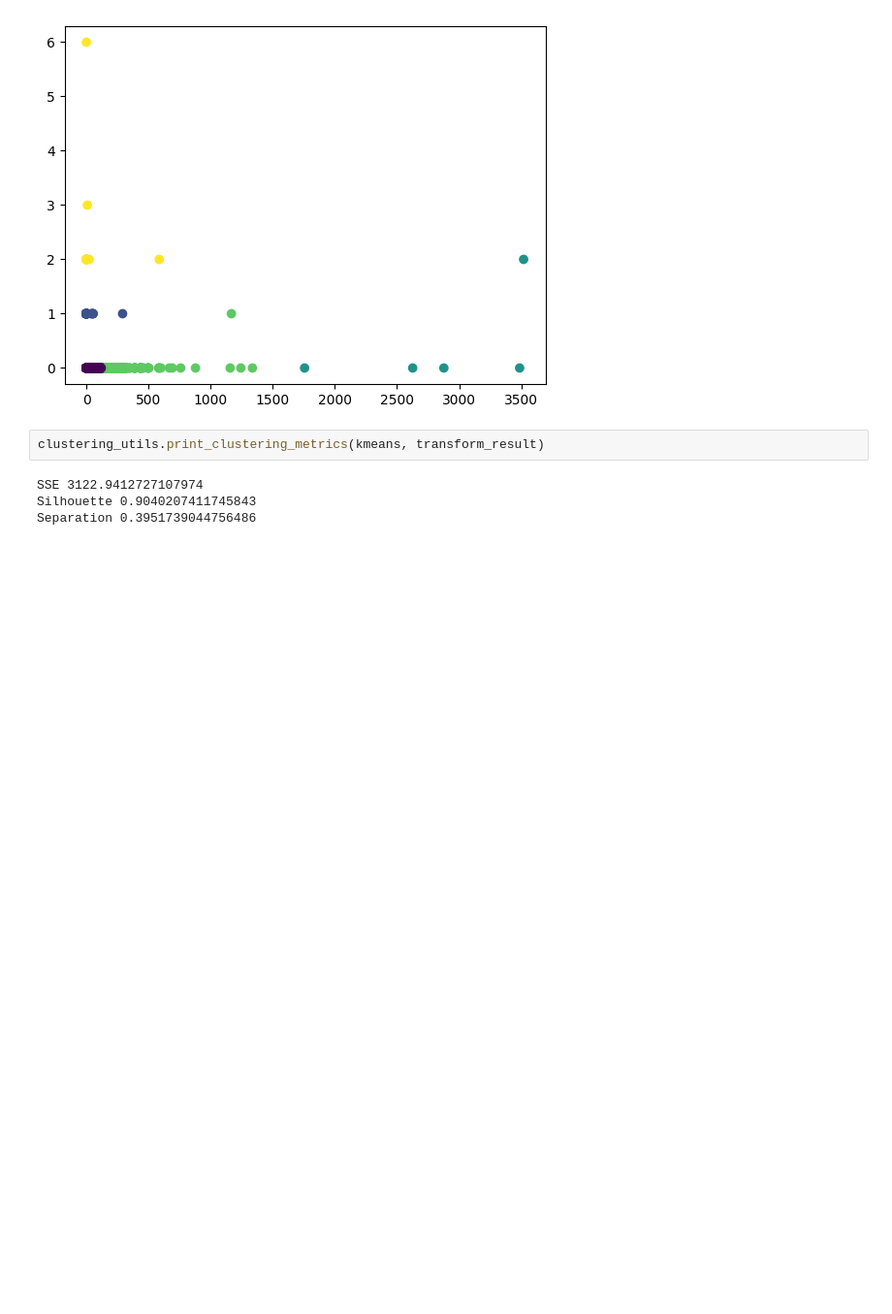
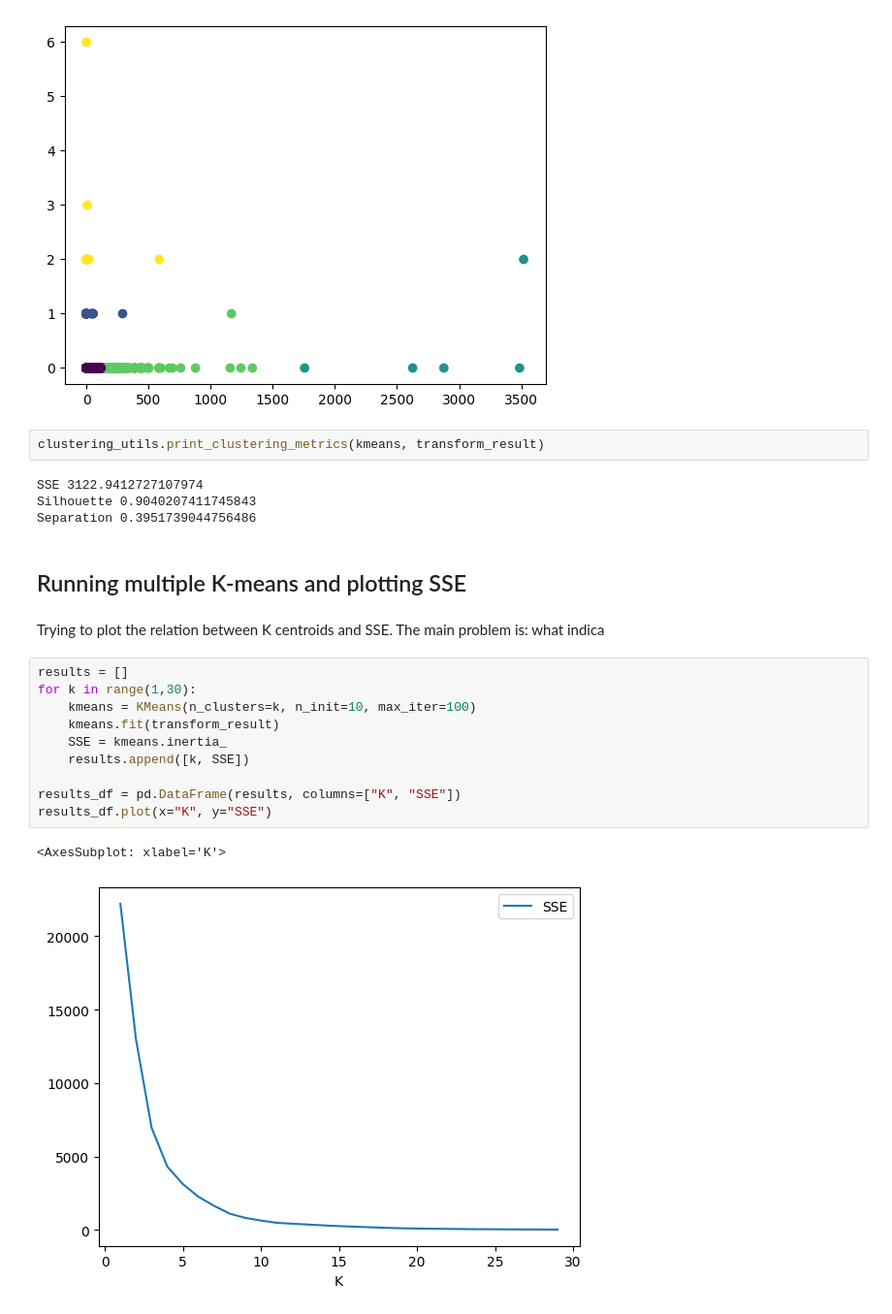
Before and after one commit to The-seven-dwarfs/DataMining-Group7, a Jupyter notebook: 2-Clustering.ipynb, the cells around one changed output. Shown at 97% size. Saved outputs shown, nothing was run; the diff lists cells and outputs as text; blank space fills up the shorter version.

```diff
--- a/2-Clustering.ipynb
+++ b/2-Clustering.ipynb
@@ -85,3 +85,21 @@ clustering_utils.print_clustering_metrics(kmeans, transform_result)
 SSE 3122.9412727107974
 Silhouette 0.9040207411745843
 Separation 0.3951739044756486
+# %% [markdown]
+
+## Running multiple K-means and plotting SSE
+# %% [markdown]
+Trying to plot the relation between K centroids and SSE. The main problem is: what indica
+# %%
+results = []
+for k in range(1,30):
+    kmeans = KMeans(n_clusters=k, n_init=10, max_iter=100)
+    kmeans.fit(transform_result)
+    SSE = kmeans.inertia_
+    results.append([k, SSE])
+
+results_df = pd.DataFrame(results, columns=["K", "SSE"])
+results_df.plot(x="K", y="SSE")
+# %% [output]
+<AxesSubplot: xlabel='K'>
+[figure, added]
```
